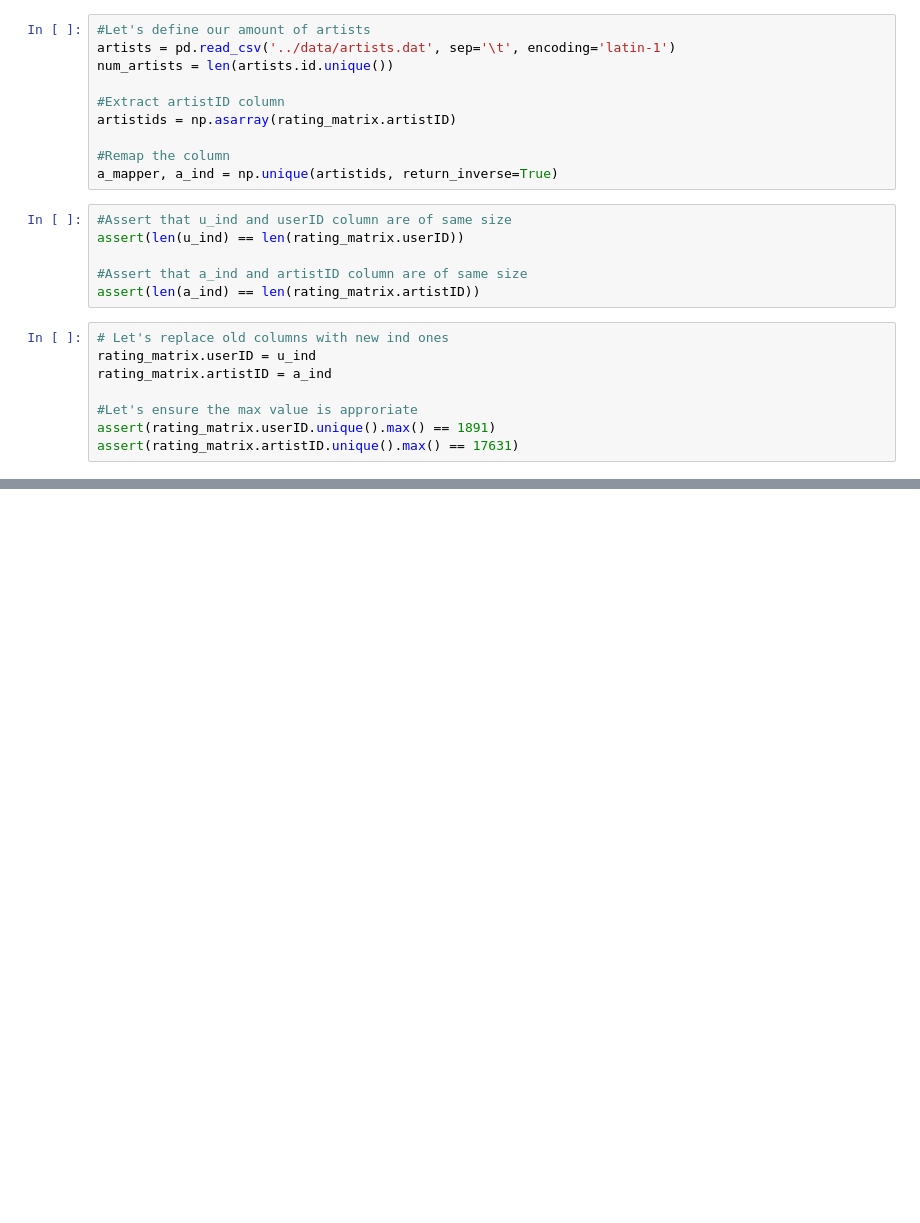
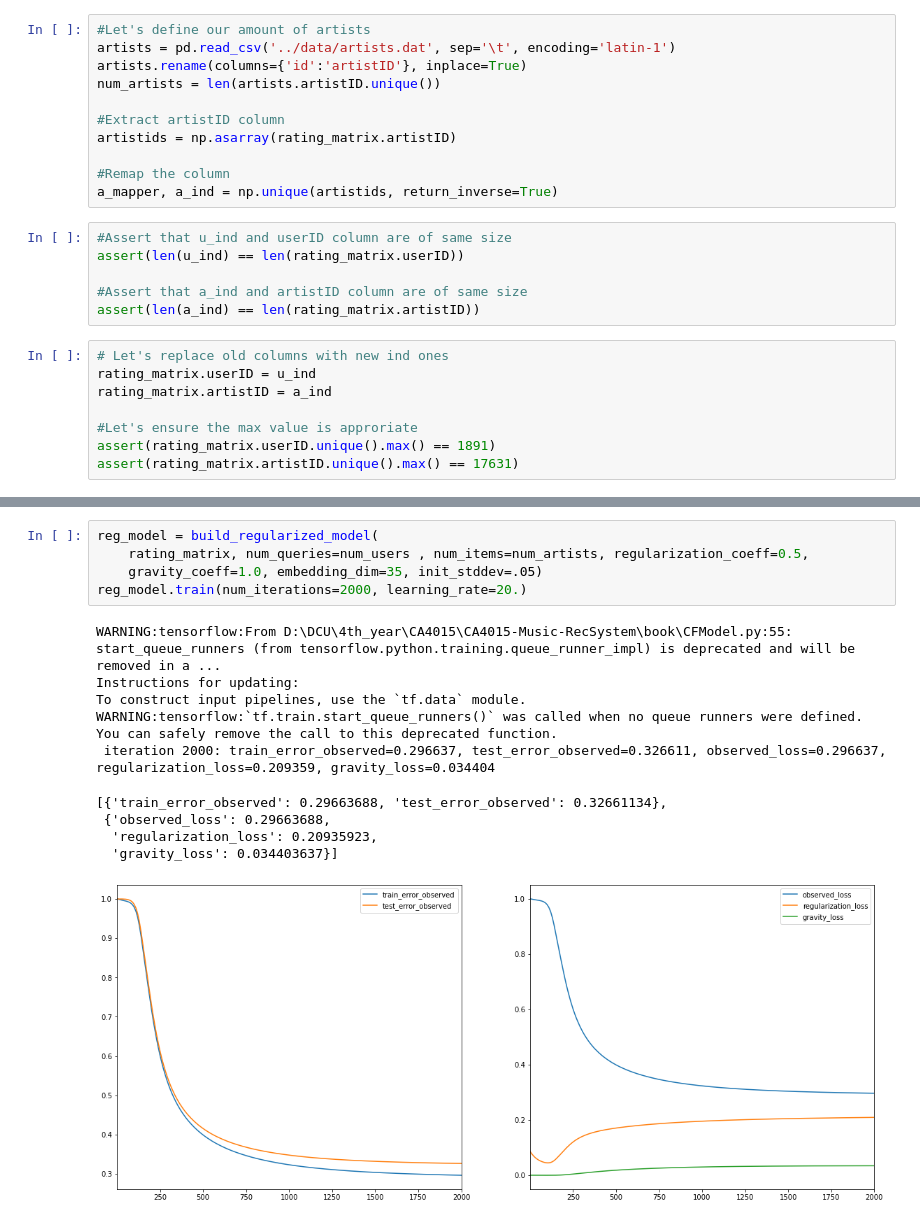
Before and after one commit to scummins00/CA4015-Music-RecSystem, a Jupyter notebook: book/Matrix_Factorization.ipynb, the cells around one changed output, grey strips where cells are left out. Cells and saved outputs as stored; diff of their text form; blank space fills up the shorter version.

```diff
--- a/book/Matrix_Factorization.ipynb
+++ b/book/Matrix_Factorization.ipynb
@@ -45,7 +50,8 @@ u_mapper, u_ind = np.unique(userids, return_inverse=True)
 # %%
 #Let's define our amount of artists
 artists = pd.read_csv('../data/artists.dat', sep='\t', encoding='latin-1')
-num_artists = len(artists.id.unique())
+artists.rename(columns={'id':'artistID'}, inplace=True)
+num_artists = len(artists.artistID.unique())
 
 #Extract artistID column
 artistids = np.asarray(rating_matrix.artistID)
@@ -267,0 +229,16 @@ WARNING:tensorflow:`tf.train.start_queue_runners()` was called when no queue run
+# %%
+reg_model = build_regularized_model(
+    rating_matrix, num_queries=num_users , num_items=num_artists, regularization_coeff=0.5,
+    gravity_coeff=1.0, embedding_dim=35, init_stddev=.05)
+reg_model.train(num_iterations=2000, learning_rate=20.)
+# %% [output]
+WARNING:tensorflow:From D:\DCU\4th_year\CA4015\CA4015-Music-RecSystem\book\CFModel.py:55: start_queue_runners (from tensorflow.python.training.queue_runner_impl) is deprecated and will be removed in a ...
+Instructions for updating:
+To construct input pipelines, use the `tf.data` module.
+WARNING:tensorflow:`tf.train.start_queue_runners()` was called when no queue runners were defined. You can safely remove the call to this deprecated function.
+ iteration 2000: train_error_observed=0.296637, test_error_observed=0.326611, observed_loss=0.296637, regularization_loss=0.209359, gravity_loss=0.034404
+[{'train_error_observed': 0.29663688, 'test_error_observed': 0.32661134},
+ {'observed_loss': 0.29663688,
+  'regularization_loss': 0.20935923,
+  'gravity_loss': 0.034403637}]
+[figure, added]
```
Also changed, not shown: parts of 41 cells of this notebook.
